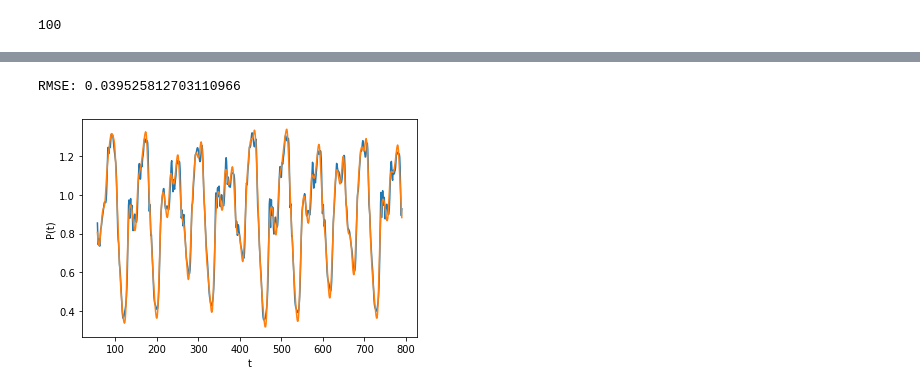
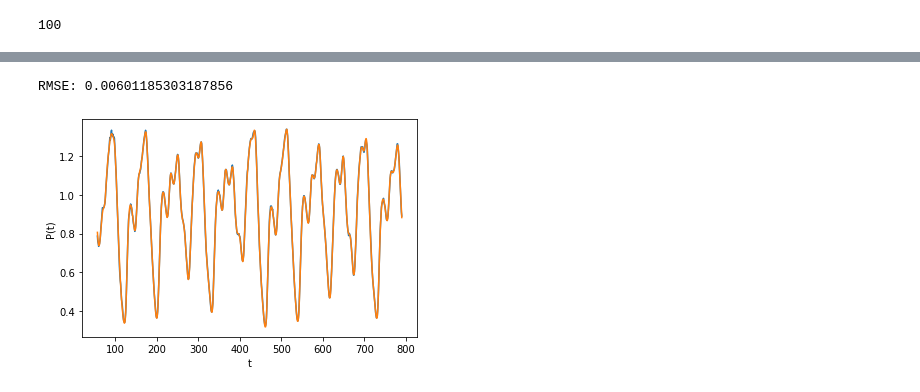
Before and after one commit to pdcos/IA048_Ex1, a Jupyter notebook: prototype.ipynb, the cells around one changed output, grey strips where cells are left out. Drawn from its saved outputs; the diff is of its cells as text; code cells hidden in the pictures.

Commit message:
0 adicionado em alpha_list

```diff
--- a/prototype.ipynb
+++ b/prototype.ipynb
@@ -354,36 +354,36 @@ Menor valor de validação: 0.039434359090170866, V = 970, Lambda = 1e-06
 # %%
 K=10
 L=7
-V=970
+V=1000
 mult_factor = 0.1
 w_k = np.random.rand(V, K + 1) * mult_factor
 
 x_train_full, y_train_full = full_train_loader.get_data(K, L)
 x_test, y_test = test_loader.get_data(K,L)
 x_train_full = attribute_transform_v2(x_train_full, V, K, random_attributes=w_k)
 x_test = attribute_transform_v2(x_test, V, K, random_attributes=w_k)
 #x_train_full = normalize_samples(x_train_full)
 #x_test = normalize_samples(x_test)
 #x_test = x_test**4
 #print(x_test )
 
-best_ridge = Ridge(alpha=1e-6)
+best_ridge = Ridge(alpha=0)
 best_ridge.fit(x_train_full, y_train_full)
 
 prediction_test = best_ridge.predict(x_test)
 #prediction_test = prediction_test ** 4
 eixo_x = np.array(range(len(x_test))) + 50 + 7
 
 #prediction_test = (prediction_test - 0.35)/(1.3- 0.35)
 
 test_rmse = np.sqrt(mean_squared_error(y_test, prediction_test))
 print(f"RMSE: {test_rmse}")
 
 plt.plot(eixo_x, prediction_test)
 plt.plot(eixo_x, y_test)
 plt.xlabel("t")
 plt.ylabel("P(t)")
 plt.show()
 # %% [output]
-RMSE: 0.039525812703110966
+RMSE: 0.00601185303187856
-[figure, old version]
+[figure, new version]
```
Also changed, not shown: parts of 4 cells of this notebook.
